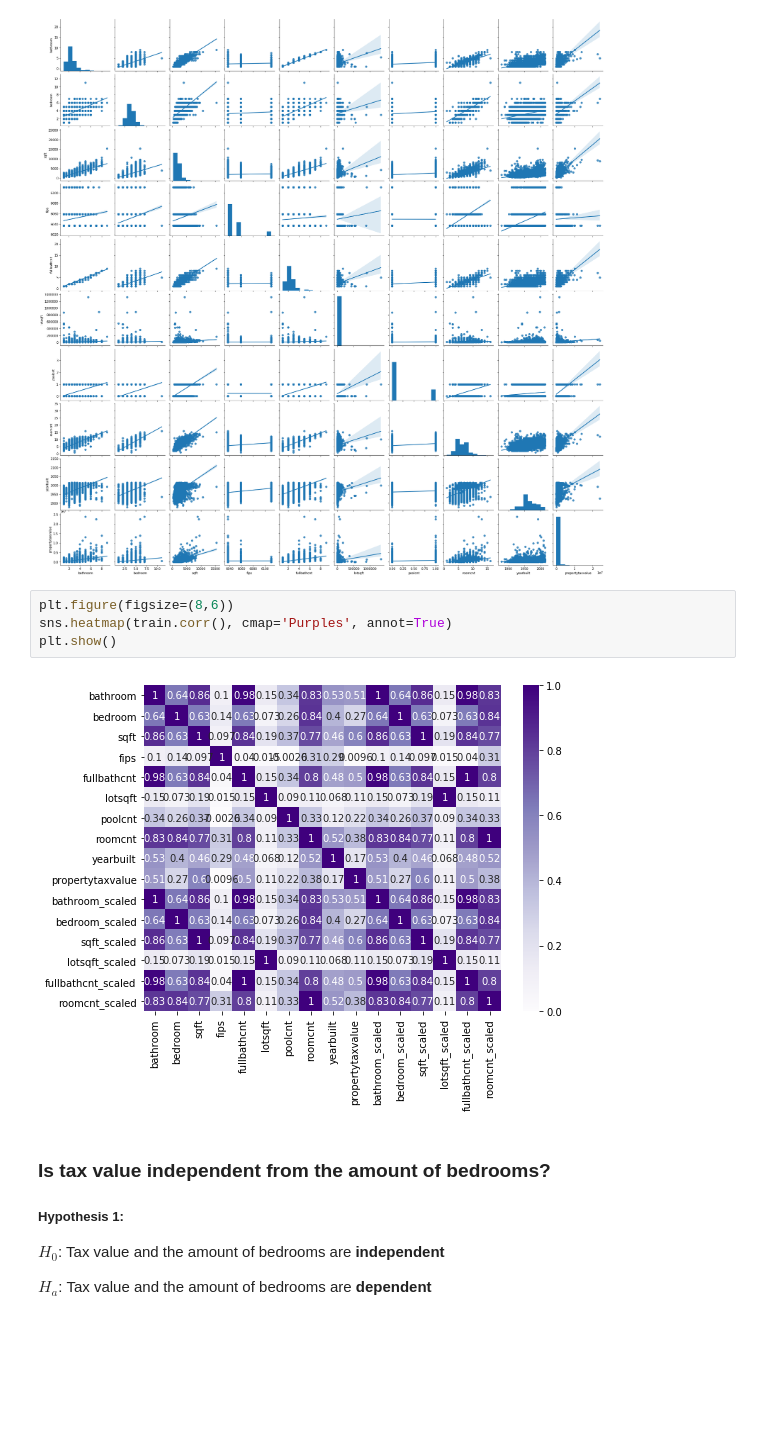
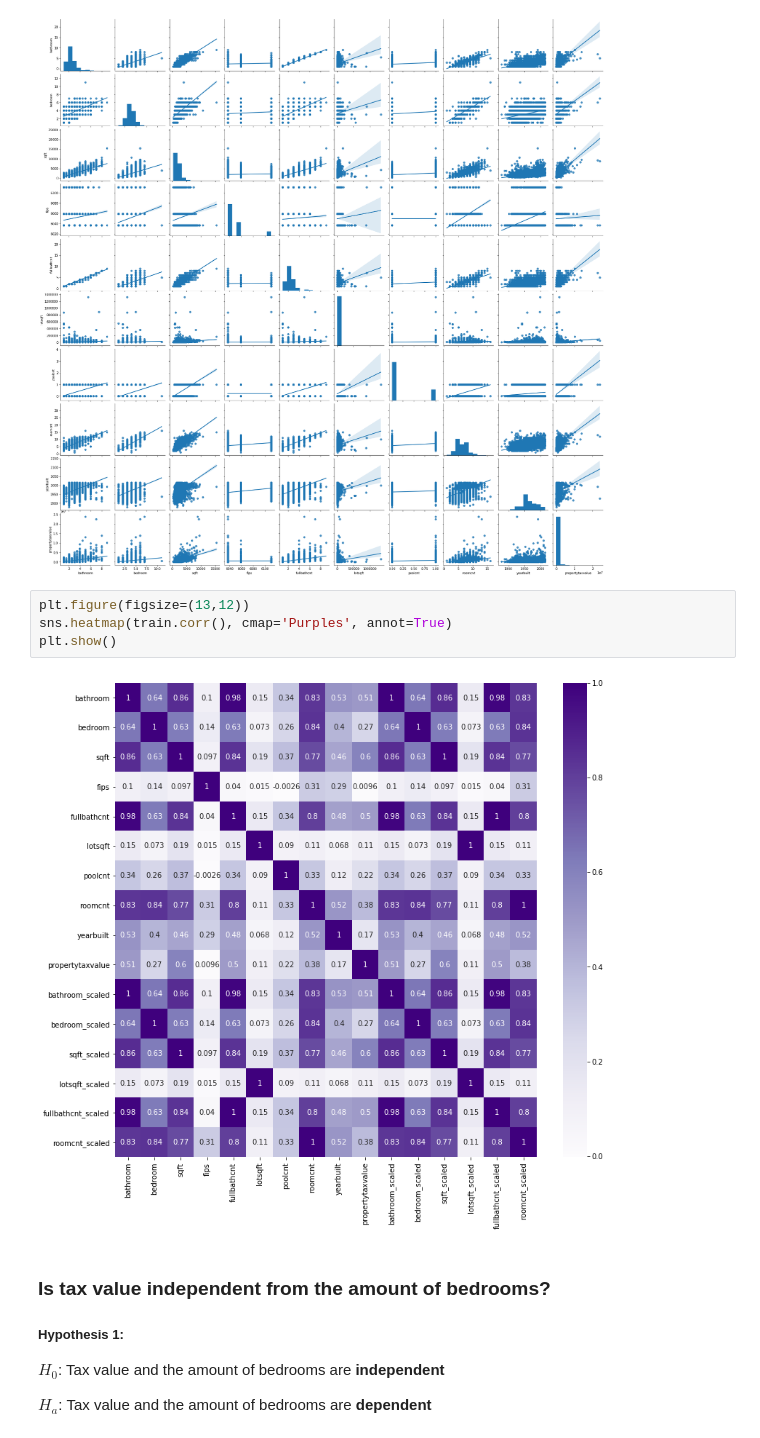
Before and after one commit to ZillowProjectPlaceholder/Zillow-Regression-Project, a Jupyter notebook: final_report.ipynb, the cells around one changed output. Saved outputs shown, nothing was run; the diff lists cells and outputs as text; blank space fills up the shorter version.

Commit message:
modified a graph size

```diff
--- a/final_report.ipynb
+++ b/final_report.ipynb
@@ -406,11 +406,11 @@ plt.show()
 # %% [output]
 [figure]
 # %%
-plt.figure(figsize=(8,6))
+plt.figure(figsize=(13,12))
 sns.heatmap(train.corr(), cmap='Purples', annot=True)
 plt.show()
 # %% [output]
-[figure, old version]
+[figure, new version]
 # %% [markdown]
 ### Is tax value independent from the amount of bedrooms?
 
```
